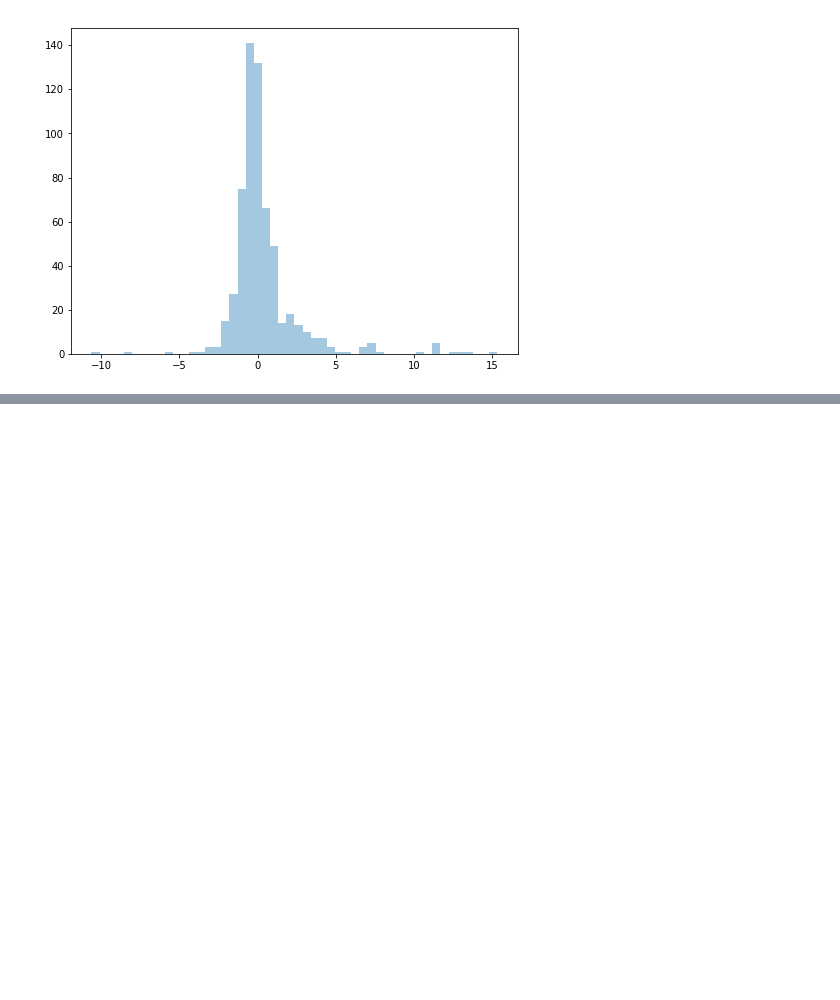
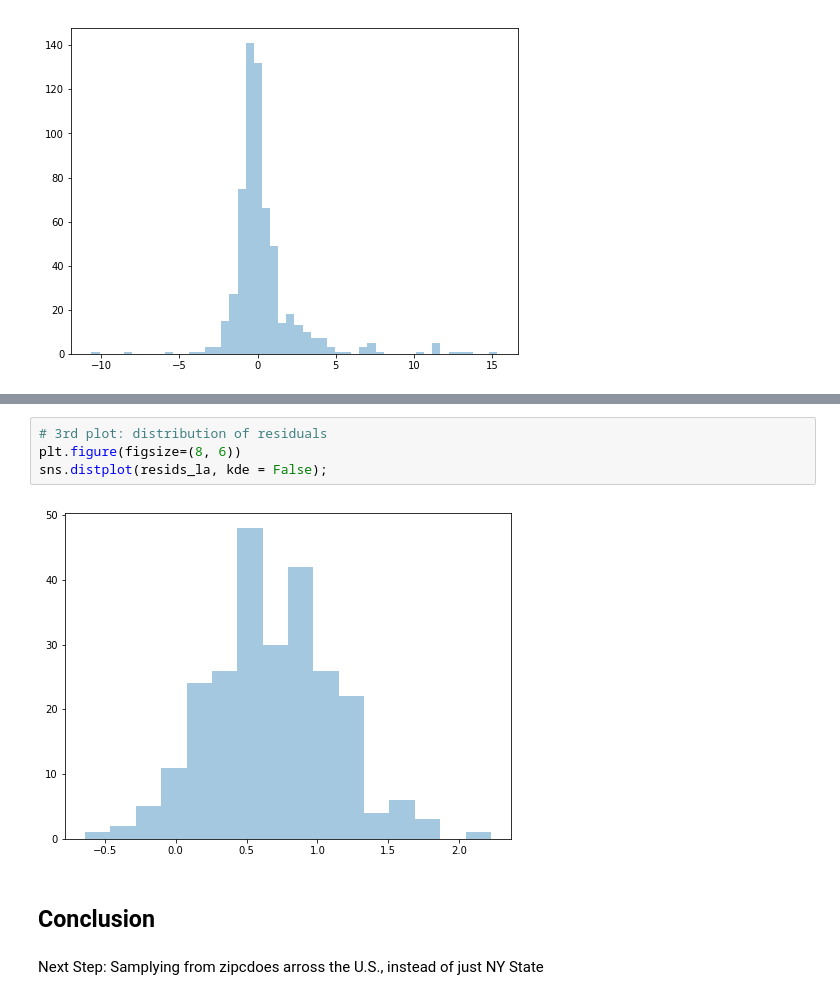
Before and after one commit to FredaXin/capstone, a Jupyter notebook: code/05_03_modeling_phase_3_generalization.ipynb, the cells around one changed output, grey strips where cells are left out. Cells and saved outputs as stored; diff of their text form; blank space fills up the shorter version.

```diff
--- a/code/05_03_modeling_phase_3_generalization.ipynb
+++ b/code/05_03_modeling_phase_3_generalization.ipynb
@@ -751,0 +844,10 @@ sns.distplot(resids, kde = False);
+# %%
+# 3rd plot: distribution of residuals
+plt.figure(figsize=(8, 6))
+sns.distplot(resids_la, kde = False);
+# %% [output]
+[figure, added]
+# %% [markdown]
+## Conclusion
+# %% [markdown]
+Next Step: Samplying from zipcdoes arross the U.S., instead of just NY State
```
Also changed, not shown: parts of 41 cells of this notebook.
